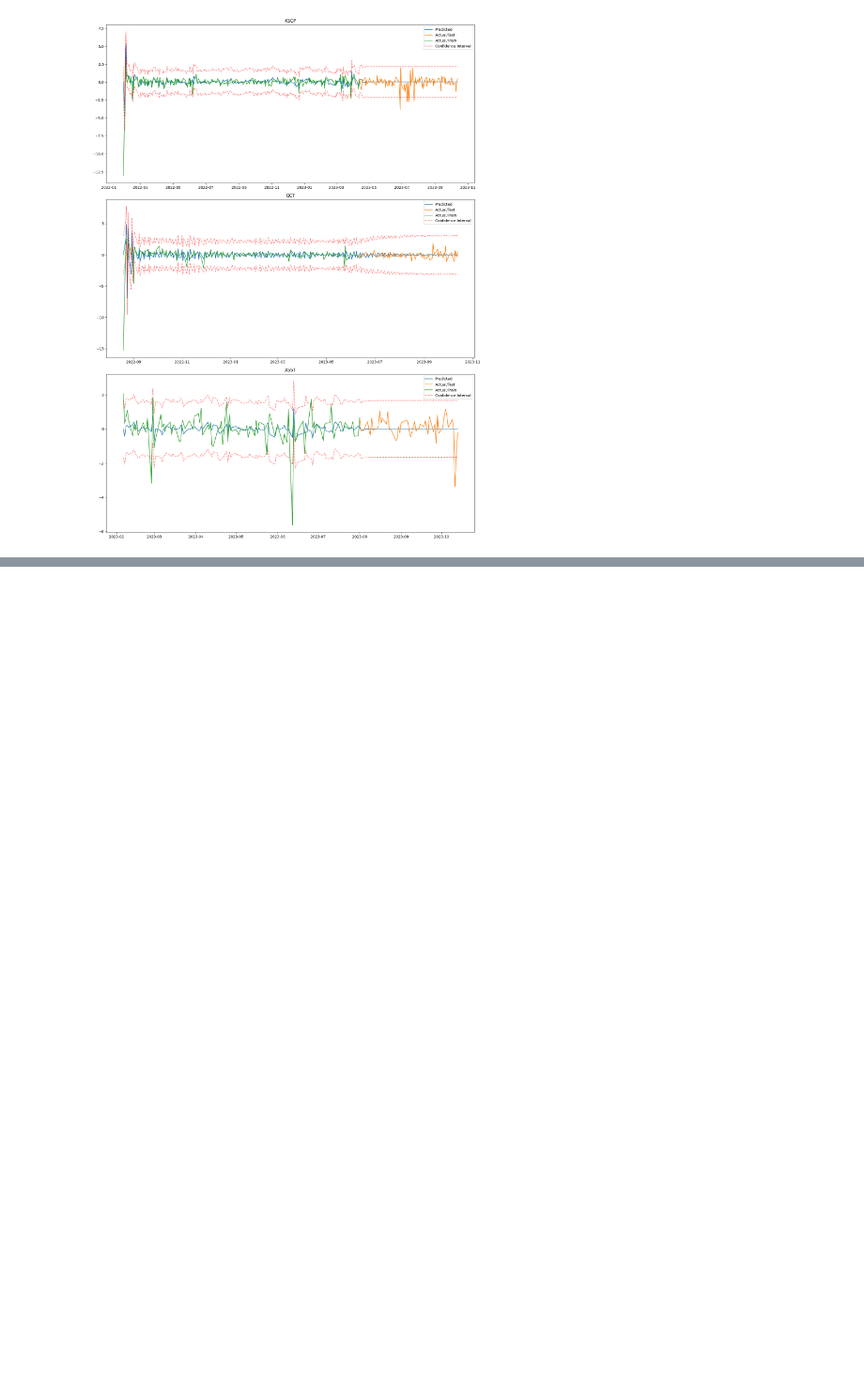
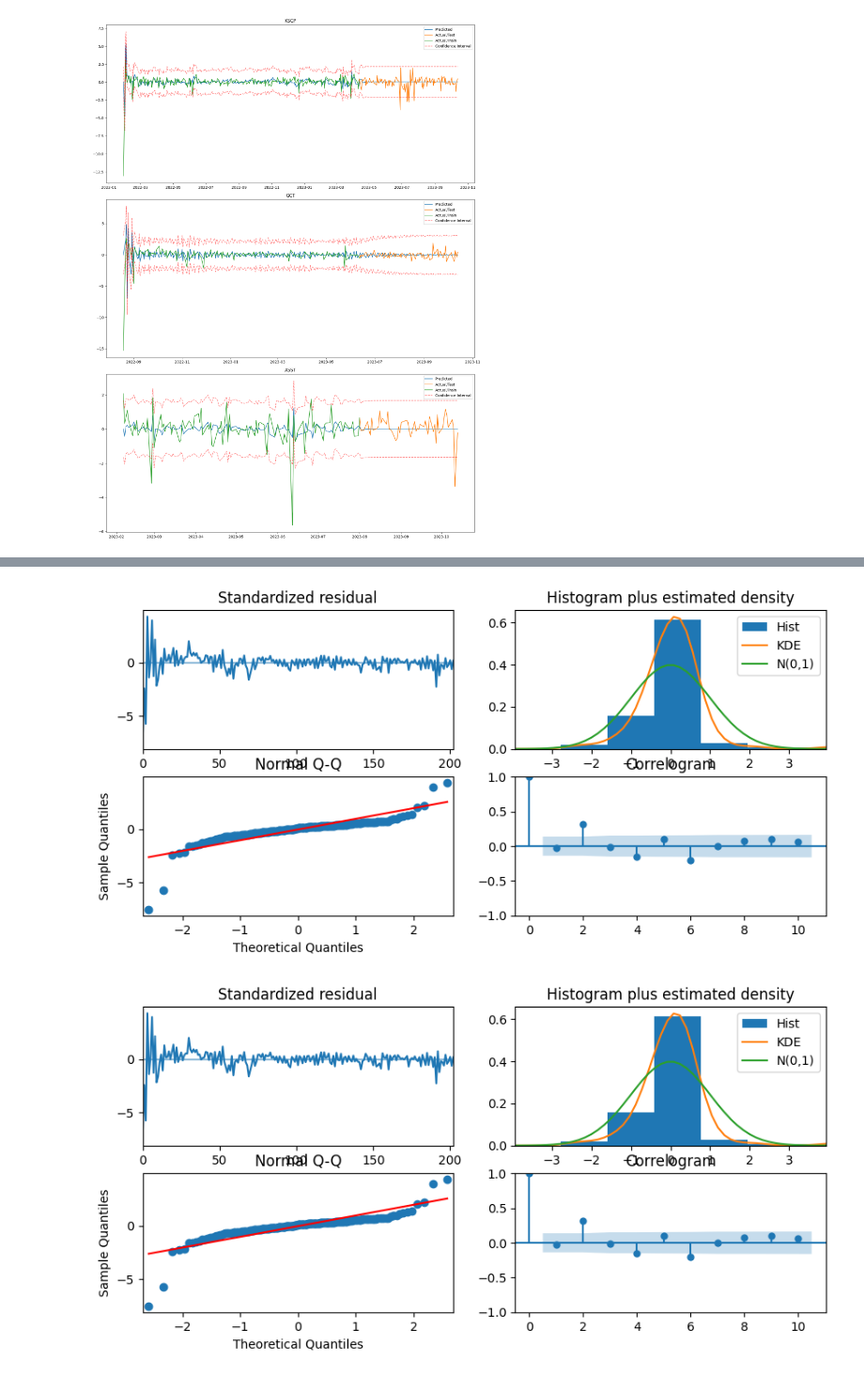
Before and after one commit to carefulDoppelganger/NotebookSamples, a Jupyter notebook: Model/simple_model.ipynb, the cells around one changed output, grey strips where cells are left out. Shown at 94% size. Drawn from its saved outputs; the diff is of its cells as text; code cells hidden in the pictures; blank space fills up the shorter version.

```diff
--- a/Model/simple_model.ipynb
+++ b/Model/simple_model.ipynb
@@ -420,0 +501,5 @@ for ticker in values_gotten.keys():
+# %%
+optimal_fit["GCT"].plot_diagnostics(figsize=(10, 4.5))
+# %% [output]
+[figure, added]
+[figure, added]
```
Also changed, not shown: parts of 12 cells of this notebook.
